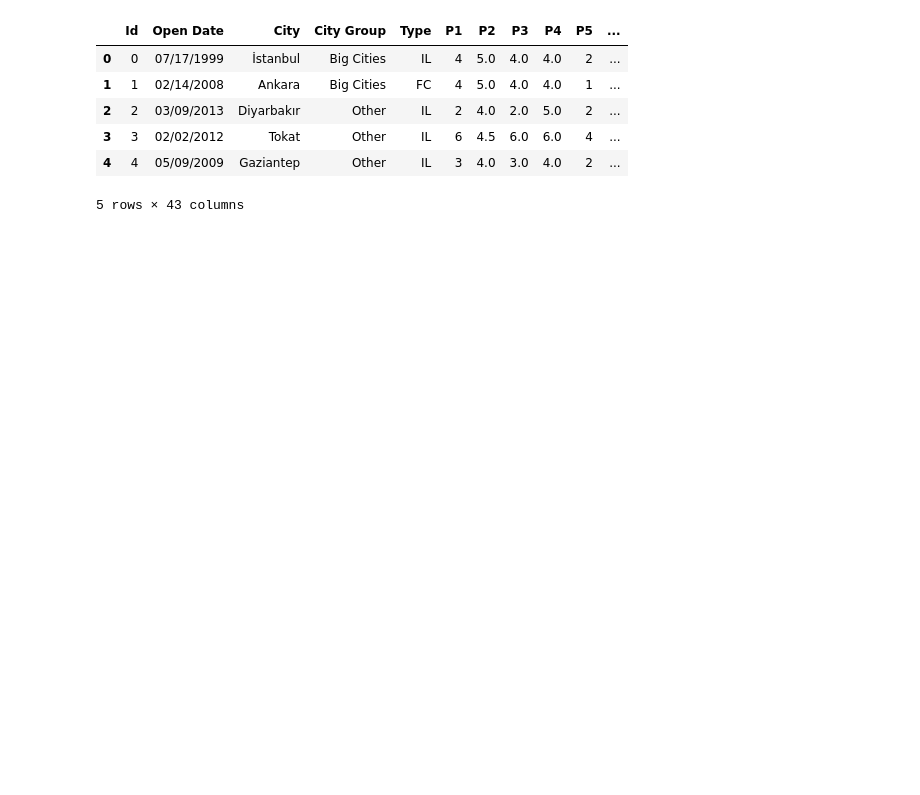
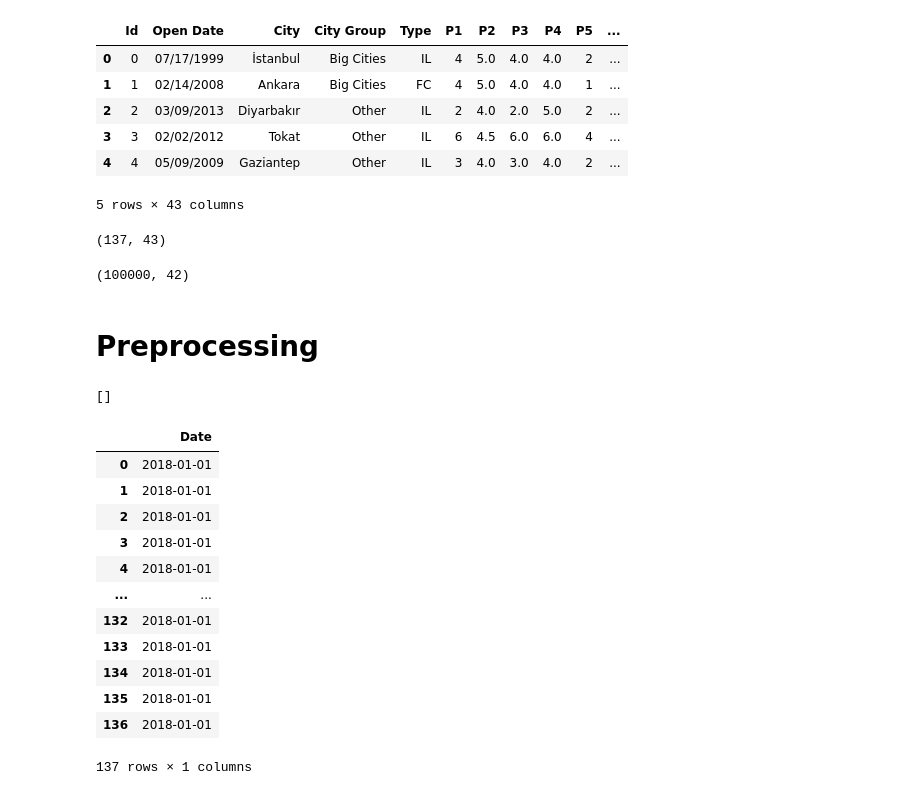
Before and after one commit to Nacim-B/Restaurant_Revenue_Prediction, a Jupyter notebook: Restaurant_Revenue_Prediction.ipynb, the cells around one changed output. Saved outputs shown, nothing was run; the diff lists cells and outputs as text; code cells hidden in the pictures; blank space fills up the shorter version.

```diff
--- a/Restaurant_Revenue_Prediction.ipynb
+++ b/Restaurant_Revenue_Prediction.ipynb
@@ -37,0 +31,14 @@ preprocessing = make_pipeline(column_trans, normalizer)
+# %%
+data.shape
+# %% [output]
+(137, 43)
+# %%
+test_data.shape
+# %% [output]
+(100000, 42)
+# %% [markdown]
+# Preprocessing
+# %%
+data.columns[data.isna().any()].tolist()
+# %% [output]
+[]
@@ -37,0 +48,18 @@ preprocessing = make_pipeline(column_trans, normalizer)
+# %%
+dateLastTrain = pd.DataFrame({'Date':np.repeat(['01/01/2018'], [len(data)])})
+dateLastTrain['Date'] = pd.to_datetime(dateLastTrain['Date'], format='%m/%d/%Y')
+dateLastTrain
+# %% [output]
+|  | Date |
+| 0 | 2018-01-01 |
+| 1 | 2018-01-01 |
+| 2 | 2018-01-01 |
+| 3 | 2018-01-01 |
+| 4 | 2018-01-01 |
+| ... | ... |
+| 132 | 2018-01-01 |
+| 133 | 2018-01-01 |
+| 134 | 2018-01-01 |
+| 135 | 2018-01-01 |
+| 136 | 2018-01-01 |
+137 rows × 1 columns
```
Also changed, not shown: parts of 13 cells of this notebook.
